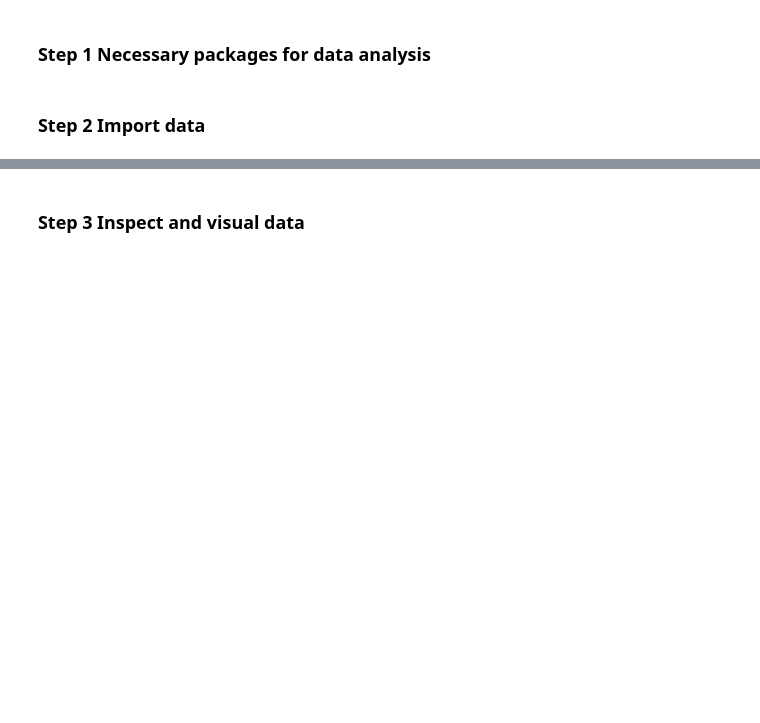
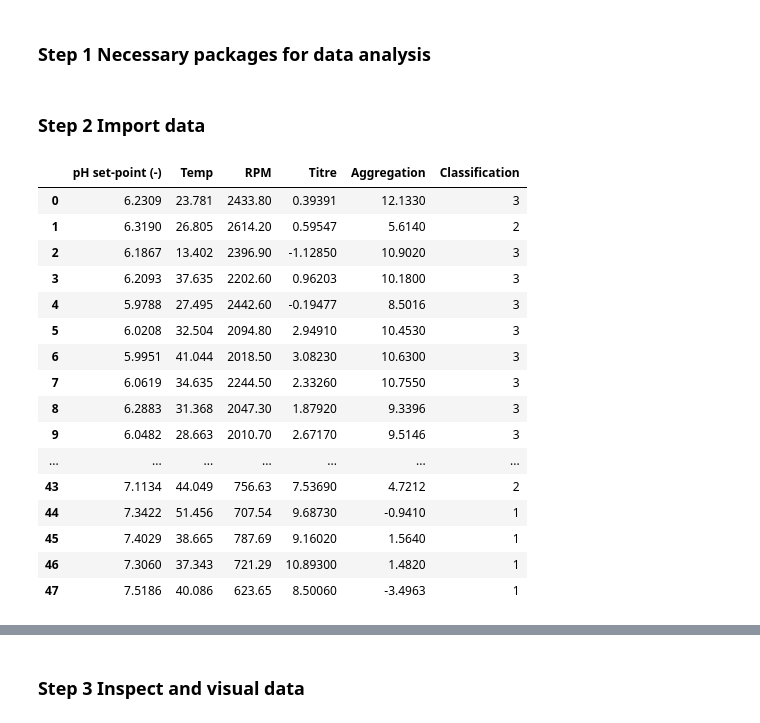
Before and after one commit to StephenGoldie/Python-Intro-Day-1-UCL, a Jupyter notebook: bioreactor_data_analysis.ipynb, the cells around one changed output, grey strips where cells are left out. Drawn from its saved outputs; the diff is of its cells as text; code cells hidden in the pictures; blank space fills up the shorter version.

```diff
--- a/bioreactor_data_analysis.ipynb
+++ b/bioreactor_data_analysis.ipynb
@@ -6,5 +6,59 @@
 import pandas as pd
 # %% [markdown]
 ### Step 2 Import data
+# %%
+## Using Google Co lab
+data_list = {'pH set-point (-)': [6.2309, 6.319 , 6.1867, 6.2093, 5.9788, 6.0208, 5.9951, 6.0619,
+       6.2883, 6.0482, 6.7819, 6.5332, 6.0466, 6.2408, 6.4596, 6.1928,
+       6.4492, 6.7601, 6.5575, 6.6023, 6.4584, 6.5671, 6.4485, 6.7896,
+       6.6672, 6.9204, 7.0306, 7.0284, 6.852 , 6.7932, 6.6885, 6.9613,
+       7.1423, 6.9314, 6.9891, 7.1607, 7.2331, 6.8428, 7.1658, 7.1921,
+       7.1557, 7.3738, 7.1709, 7.1134, 7.3422, 7.4029, 7.306 , 7.5186], 'Temp': [23.781, 26.805, 13.402, 37.635, 27.495, 32.504, 41.044, 34.635,
+       31.368, 28.663, 32.798, 38.517, 24.293, 34.082, 39.85 , 25.061,
+       39.173, 39.308, 28.811, 24.663, 37.749, 40.316, 38.814, 40.094,
+       27.042, 38.972, 31.179, 31.346, 24.692, 42.615, 36.428, 42.048,
+       45.505, 27.719, 39.745, 35.372, 41.655, 42.999, 41.107, 30.121,
+       34.815, 37.487, 57.013, 44.049, 51.456, 38.665, 37.343, 40.086], 'RPM':[2433.8 , 2614.2 , 2396.9 , 2202.6 , 2442.6 , 2094.8 , 2018.5 ,
+       2244.5 , 2047.3 , 2010.7 , 2063.  , 1980.3 , 1972.  , 1992.5 ,
+       1770.  , 1721.4 , 1569.8 , 1742.7 , 1833.4 , 1620.2 , 1729.6 ,
+       1692.8 , 1707.7 , 1665.8 , 1413.6 , 1350.8 , 1422.7 , 1291.6 ,
+       1515.7 , 1464.8 , 1261.9 , 1154.7 , 1230.8 , 1042.6 , 1067.6 ,
+        975.09, 1013.3 , 1099.9 , 1009.8 , 1018.5 ,  718.54,  814.23,
+        626.59,  756.63,  707.54,  787.69,  721.29,  623.65],'Titre':[0.39391,  0.59547, -1.1285 ,  0.96203, -0.19477,  2.9491 ,
+        3.0823 ,  2.3326 ,  1.8792 ,  2.6717 ,  4.5927 ,  4.4523 ,
+        2.4619 ,  3.3688 ,  1.9887 ,  3.9809 ,  4.5535 ,  4.9134 ,
+        2.1625 ,  4.7722 ,  3.2963 ,  4.0481 ,  5.6123 ,  5.1912 ,
+        4.8035 ,  5.8947 ,  7.2947 ,  4.7518 ,  4.0465 ,  4.4386 ,
+        4.8669 ,  5.3612 ,  7.0254 ,  3.9971 ,  6.9498 ,  5.8992 ,
+        8.3195 ,  6.14   ,  7.3424 ,  6.3749 ,  6.8488 ,  7.5212 ,
+        7.7254 ,  7.5369 ,  9.6873 ,  9.1602 , 10.893  ,  8.5006],'Aggregation':[12.133 ,  5.614 , 10.902 , 10.18  ,  8.5016, 10.453 , 10.63  ,
+       10.755 ,  9.3396,  9.5146,  6.777 ,  5.7471,  7.2148,  7.9356,
+        9.2769,  5.6065,  6.021 , 12.761 ,  5.3798, 10.278 ,  8.1723,
+        4.9469,  5.6619,  5.2572,  6.447 ,  8.0438,  1.8494,  8.985 ,
+        6.3056,  3.4647,  4.123 ,  4.7867,  4.5923,  6.2141,  5.8053,
+        2.7201,  2.9901,  4.53  ,  3.1157,  4.9602,  1.1265,  3.2559,
+        2.7017,  4.7212, -0.941 ,  1.564 ,  1.482 , -3.4963], 'Classification':[3, 2, 3, 3, 3, 3, 3, 3, 3, 3, 2, 2, 2, 3, 3, 2, 2, 3, 2, 3, 3, 2,
+       2, 2, 2, 3, 1, 3, 2, 1, 1, 2, 1, 2, 2, 1, 1, 1, 1, 2, 1, 1, 1, 2,
+       1, 1, 1, 1]}
+data = pd.DataFrame(data=data_list)
+data
+# %% [output]
+|  | pH set-point (-) | Temp | RPM | Titre | Aggregation | Classification |
+| 0 | 6.2309 | 23.781 | 2433.80 | 0.39391 | 12.1330 | 3 |
+| 1 | 6.3190 | 26.805 | 2614.20 | 0.59547 | 5.6140 | 2 |
+| 2 | 6.1867 | 13.402 | 2396.90 | -1.12850 | 10.9020 | 3 |
+| 3 | 6.2093 | 37.635 | 2202.60 | 0.96203 | 10.1800 | 3 |
+| 4 | 5.9788 | 27.495 | 2442.60 | -0.19477 | 8.5016 | 3 |
+| 5 | 6.0208 | 32.504 | 2094.80 | 2.94910 | 10.4530 | 3 |
+| 6 | 5.9951 | 41.044 | 2018.50 | 3.08230 | 10.6300 | 3 |
+| 7 | 6.0619 | 34.635 | 2244.50 | 2.33260 | 10.7550 | 3 |
+| 8 | 6.2883 | 31.368 | 2047.30 | 1.87920 | 9.3396 | 3 |
+| 9 | 6.0482 | 28.663 | 2010.70 | 2.67170 | 9.5146 | 3 |
+| ... | ... | ... | ... | ... | ... | ... |
+| 43 | 7.1134 | 44.049 | 756.63 | 7.53690 | 4.7212 | 2 |
+| 44 | 7.3422 | 51.456 | 707.54 | 9.68730 | -0.9410 | 1 |
+| 45 | 7.4029 | 38.665 | 787.69 | 9.16020 | 1.5640 | 1 |
+| 46 | 7.3060 | 37.343 | 721.29 | 10.89300 | 1.4820 | 1 |
+| 47 | 7.5186 | 40.086 | 623.65 | 8.50060 | -3.4963 | 1 |
 # %%
 data = pd.read_csv('Bioreactor_data_headers_v1.csv',sep=",")
```
Also changed, not shown: parts of 3 cells of this notebook.
